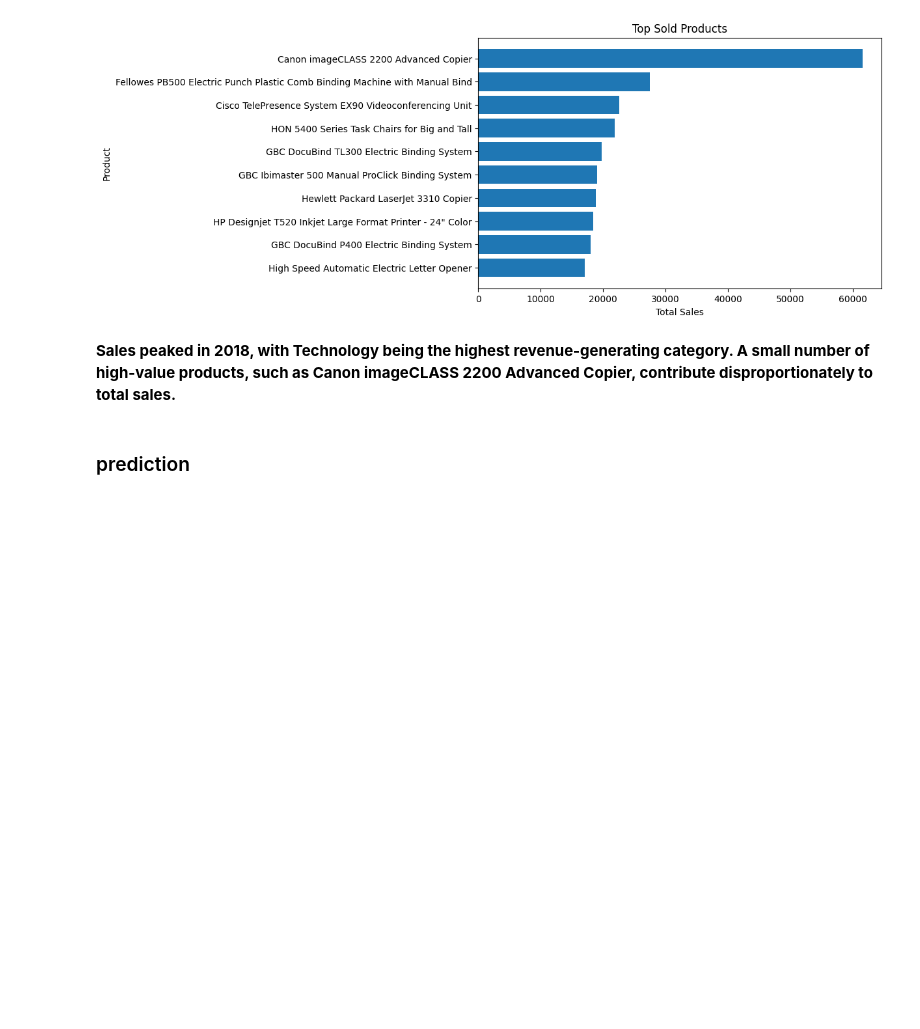
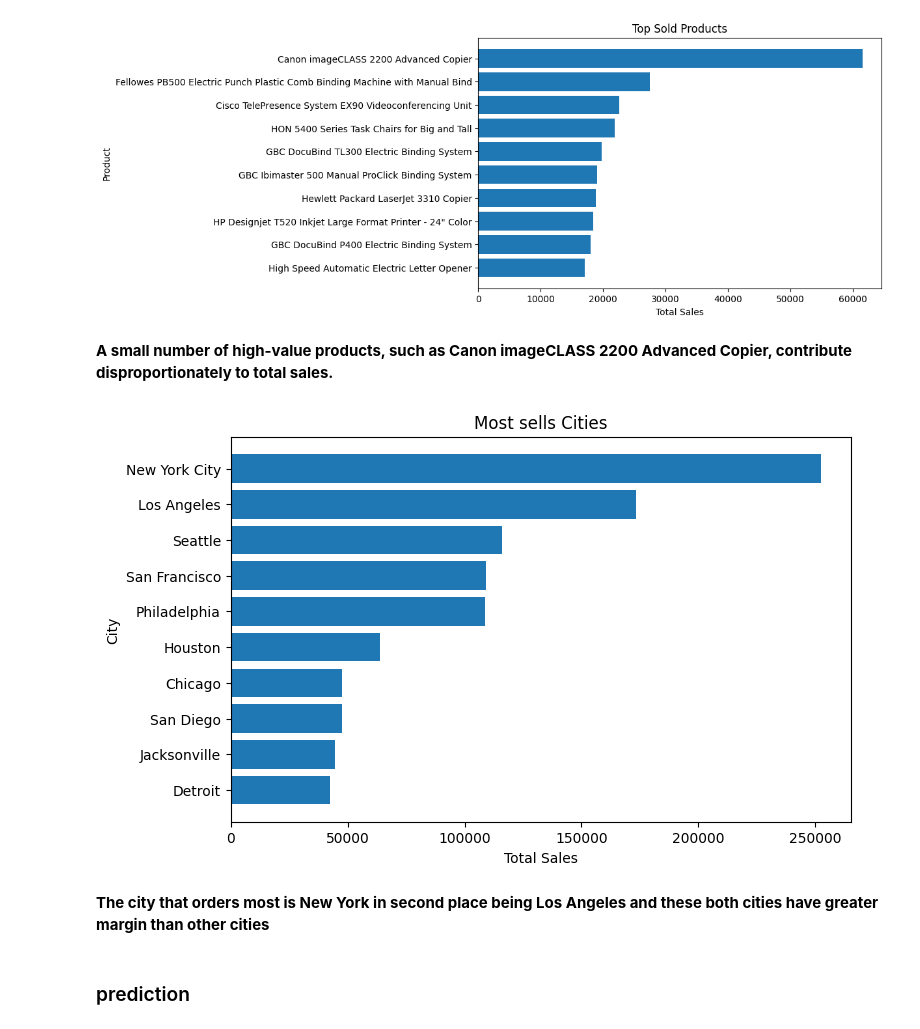
Before and after one commit to AyushMer24/Sales_analysis_pipeline, a Jupyter notebook: 01_Sales_Analysis_And_Prediction.ipynb, the cells around one changed output. Cells and saved outputs as stored; diff of their text form; code cells hidden in the pictures; blank space fills up the shorter version.

```diff
--- a/01_Sales_Analysis_And_Prediction.ipynb
+++ b/01_Sales_Analysis_And_Prediction.ipynb
@@ -184,8 +188,21 @@ plt.show()
 # %% [output]
 [figure]
 # %% [markdown]
-**Sales peaked in 2018, with Technology being the highest revenue-generating category.
-A small number of high-value products, such as Canon imageCLASS 2200 Advanced Copier, contribute disproportionately to total sales.**
+**A small number of high-value products, such as Canon imageCLASS 2200 Advanced Copier, contribute disproportionately to total sales.**
+# %%
+#'country', 'city', 'state',
+Most_ordering_city = df.groupby('city')['sales'].sum().sort_values(ascending=False).head(10)
+
+plt.figure(figsize=(8,5))
+plt.barh(Most_ordering_city.index[::-1],Most_ordering_city.values[::-1])
+plt.xlabel('Total Sales')
+plt.ylabel('City')
+plt.title('Most sells Cities')
+plt.show()
+# %% [output]
+[figure, added]
+# %% [markdown]
+**The city that orders most is New York in second place being Los Angeles and these both cities have greater margin than other cities**
 # %% [markdown]
 ### prediction
 # %%
```
Also changed, not shown: parts of 2 cells of this notebook.
